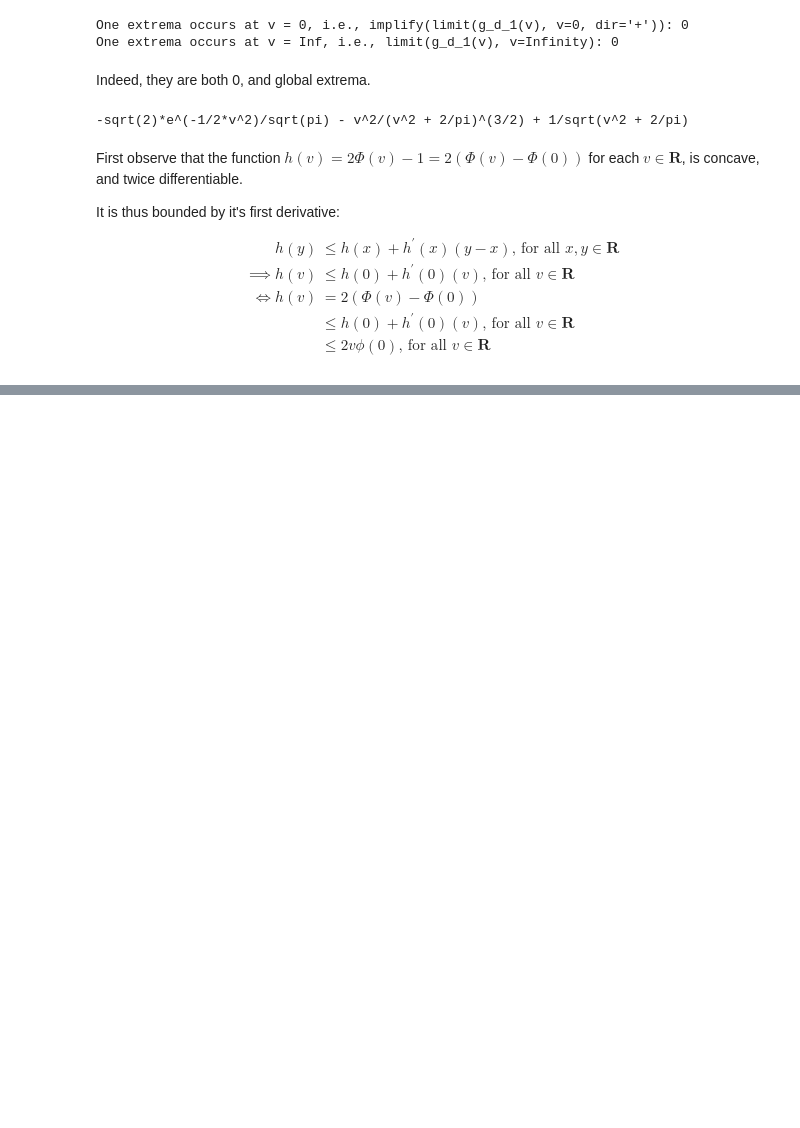
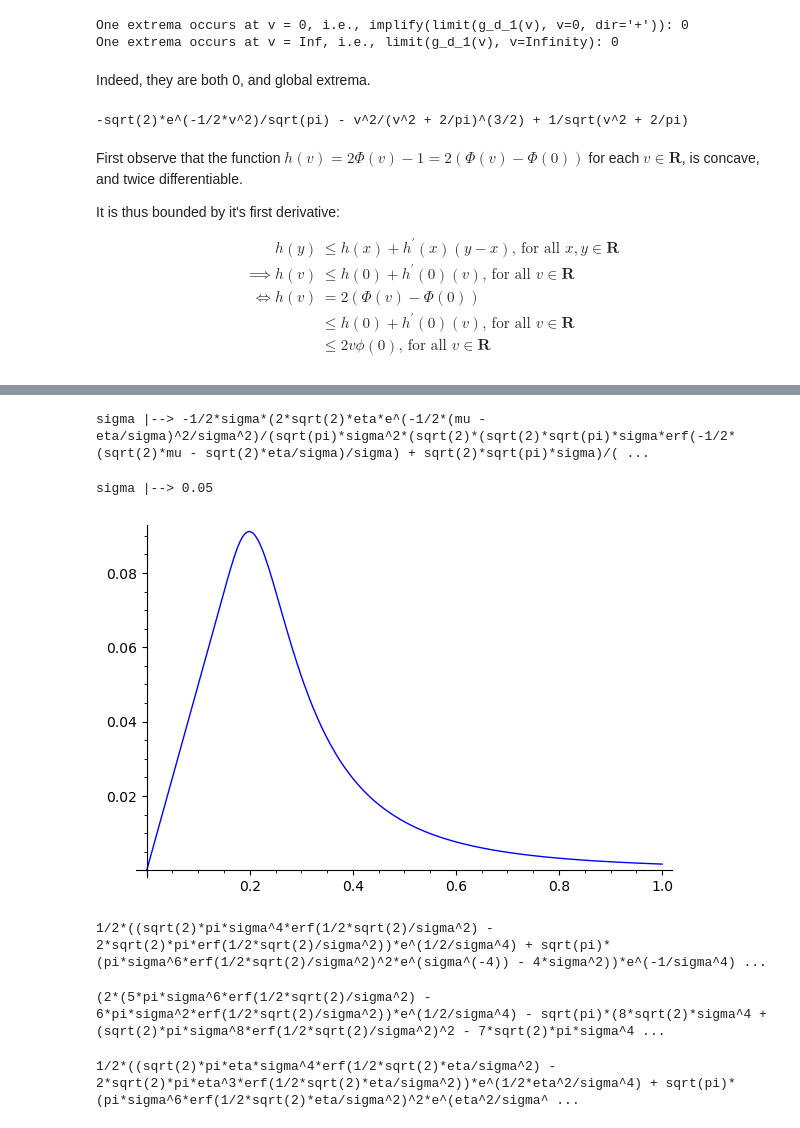
Before and after one commit to shamindras/ascifit, a Jupyter notebook: experiments/python/notebooks/sagemath-checks-01.ipynb, the cells around one changed output, grey strips where cells are left out. Saved outputs shown, nothing was run; the diff lists cells and outputs as text; code cells hidden in the pictures; blank space fills up the shorter version.

```diff
--- a/experiments/python/notebooks/sagemath-checks-01.ipynb
+++ b/experiments/python/notebooks/sagemath-checks-01.ipynb
@@ -185,0 +375,20 @@ sqrt(2)*v/sqrt(pi)
+# %%
+J(sigma) = sigma*(1/2 - h.substitute(x = eta/sigma))
+show(J)
+# %% [output]
+sigma |--> -1/2*sigma*(2*sqrt(2)*eta*e^(-1/2*(mu - eta/sigma)^2/sigma^2)/(sqrt(pi)*sigma^2*(sqrt(2)*(sqrt(2)*sqrt(pi)*sigma*erf(-1/2*(sqrt(2)*mu - sqrt(2)*eta/sigma)/sigma) + sqrt(2)*sqrt(pi)*sigma)/( ...
+# %%
+J.substitute(mu = 0, eta = 1).substitute(sigma = 0.1).simplify()
+# %% [output]
+sigma |--> 0.05
+# %%
+plot(J.substitute(mu = 0, eta = 0.1), (sigma, 0, 1))
+# %% [output]
+[figure, added]
+# %%
+J_sigma_d1 = diff(J.substitute(mu = 0, eta = 1), sigma, 1)
+J_sigma_d1_simplify = J_sigma_d1.full_simplify()
+# show(J_sigma_d1)
+show(J_sigma_d1_simplify)
+# %% [output]
+1/2*((sqrt(2)*pi*sigma^4*erf(1/2*sqrt(2)/sigma^2) - 2*sqrt(2)*pi*erf(1/2*sqrt(2)/sigma^2))*e^(1/2/sigma^4) + sqrt(pi)*(pi*sigma^6*erf(1/2*sqrt(2)/sigma^2)^2*e^(sigma^(-4)) - 4*sigma^2))*e^(-1/sigma^4) ...
@@ -185,0 +399,11 @@ sqrt(2)*v/sqrt(pi)
+# %%
+J_sigma_d2 = diff(J.substitute(mu = 0, eta = 1), sigma, 2)
+J_sigma_d2_simplify = J_sigma_d2.full_simplify()
+show(J_sigma_d2_simplify)
+# %% [output]
+(2*(5*pi*sigma^6*erf(1/2*sqrt(2)/sigma^2) - 6*pi*sigma^2*erf(1/2*sqrt(2)/sigma^2))*e^(1/2/sigma^4) - sqrt(pi)*(8*sqrt(2)*sigma^4 + (sqrt(2)*pi*sigma^8*erf(1/2*sqrt(2)/sigma^2)^2 - 7*sqrt(2)*pi*sigma^4 ...
+# %%
+J_sigma_d1_simplify = J_sigma_d1.full_simplify()
+show(J_sigma_d1_simplify)
+# %% [output]
+1/2*((sqrt(2)*pi*eta*sigma^4*erf(1/2*sqrt(2)*eta/sigma^2) - 2*sqrt(2)*pi*eta^3*erf(1/2*sqrt(2)*eta/sigma^2))*e^(1/2*eta^2/sigma^4) + sqrt(pi)*(pi*sigma^6*erf(1/2*sqrt(2)*eta/sigma^2)^2*e^(eta^2/sigma^ ...
```
Also changed, not shown: parts of 54 cells of this notebook, 2 other files.
